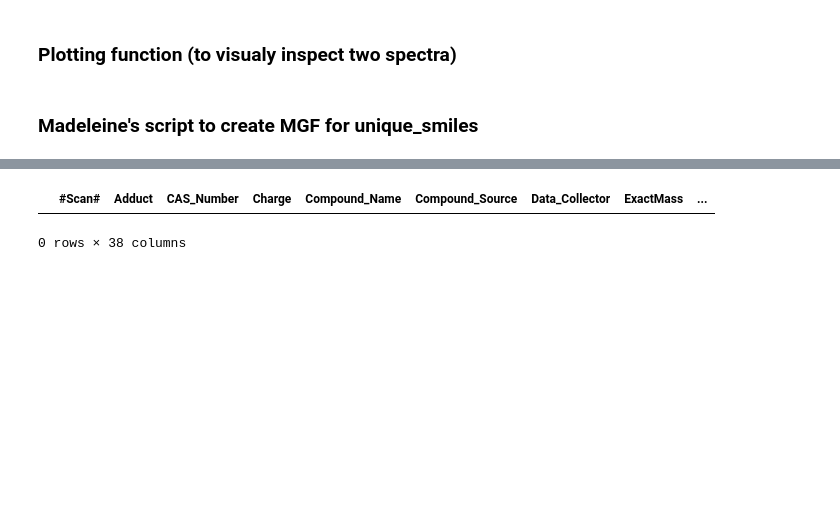
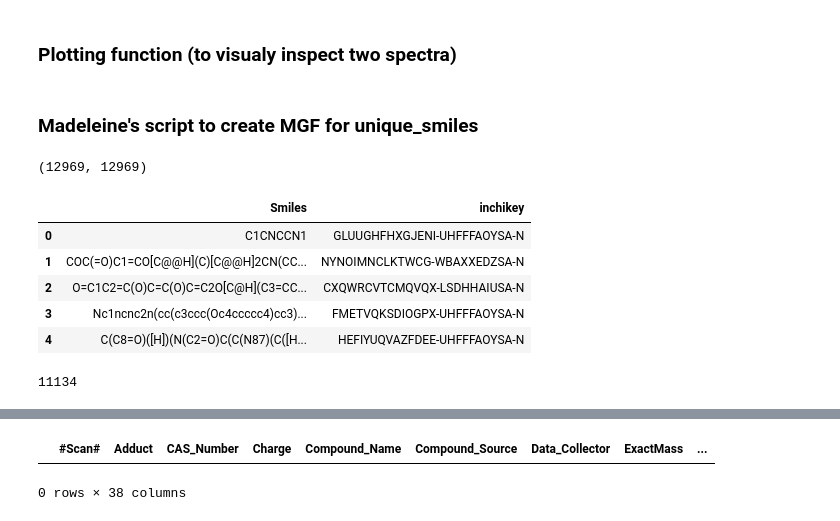
Before and after one commit to florian-huber/SeSiMe, a Jupyter notebook: notebooks/Spec2Vec-compare_MS-MS_datasets.ipynb, the cells around one changed output, grey strips where cells are left out. Cells and saved outputs as stored; diff of their text form; code cells hidden in the pictures; blank space fills up the shorter version.

```diff
--- a/notebooks/Spec2Vec-compare_MS-MS_datasets.ipynb
+++ b/notebooks/Spec2Vec-compare_MS-MS_datasets.ipynb
@@ -105,6 +105,23 @@ smiles = smiles.drop_duplicates(subset=['Smiles'])
 libcomb = pd.merge(lib, smiles,how="left",on="Smiles")
 libcomb = libcomb.dropna(subset=['inchikey'])
 libcomb = libcomb.drop_duplicates(subset='inchikey', keep='first', inplace=False) # remove duplicate InChIKeys
+# %%
+len(smiles.values[:,0]), len(list(set(smiles.values[:,0])))
+# %% [output]
+(12969, 12969)
+# %%
+smiles.head()
+# %% [output]
+|  | Smiles | inchikey |
+| 0 | C1CNCCN1 | GLUUGHFHXGJENI-UHFFFAOYSA-N |
+| 1 | COC(=O)C1=CO[C@@H](C)[C@@H]2CN(CC... | NYNOIMNCLKTWCG-WBAXXEDZSA-N |
+| 2 | O=C1C2=C(O)C=C(O)C=C2O[C@H](C3=CC... | CXQWRCVTCMQVQX-LSDHHAIUSA-N |
+| 3 | Nc1ncnc2n(cc(c3ccc(Oc4ccccc4)cc3)... | FMETVQKSDIOGPX-UHFFFAOYSA-N |
+| 4 | C(C8=O)([H])(N(C2=O)C(C(N87)(C([H... | HEFIYUQVAZFDEE-UHFFFAOYSA-N |
+# %%
+len(set(libcomb['#Scan#'].values))
+# %% [output]
+11134
 # %%
 libcomb.head()
 # %% [output]
```
Also changed, not shown: parts of 22 cells of this notebook.
